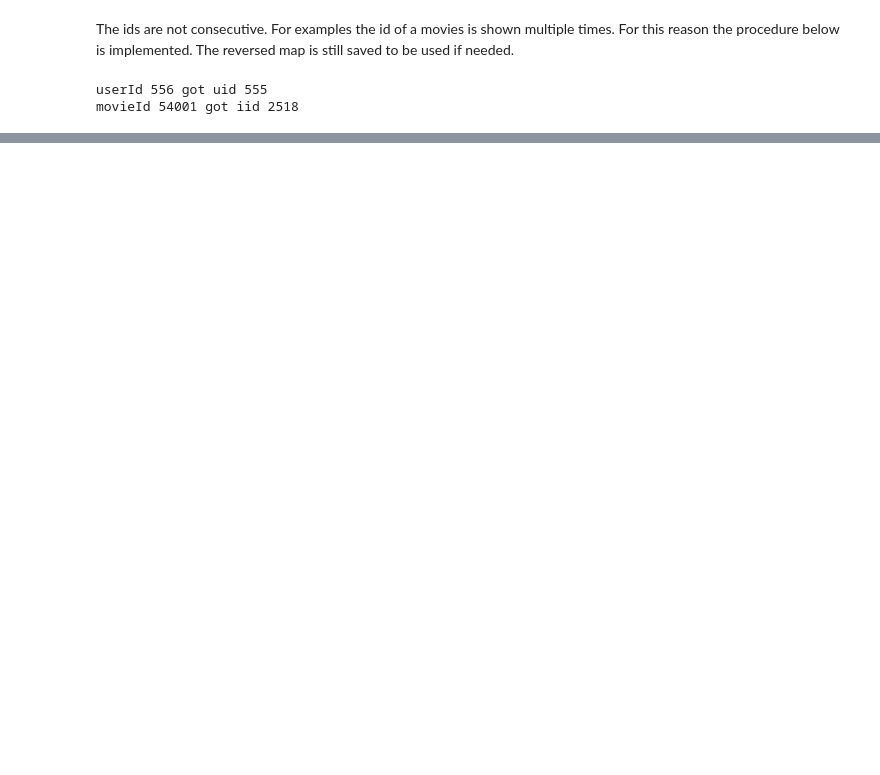
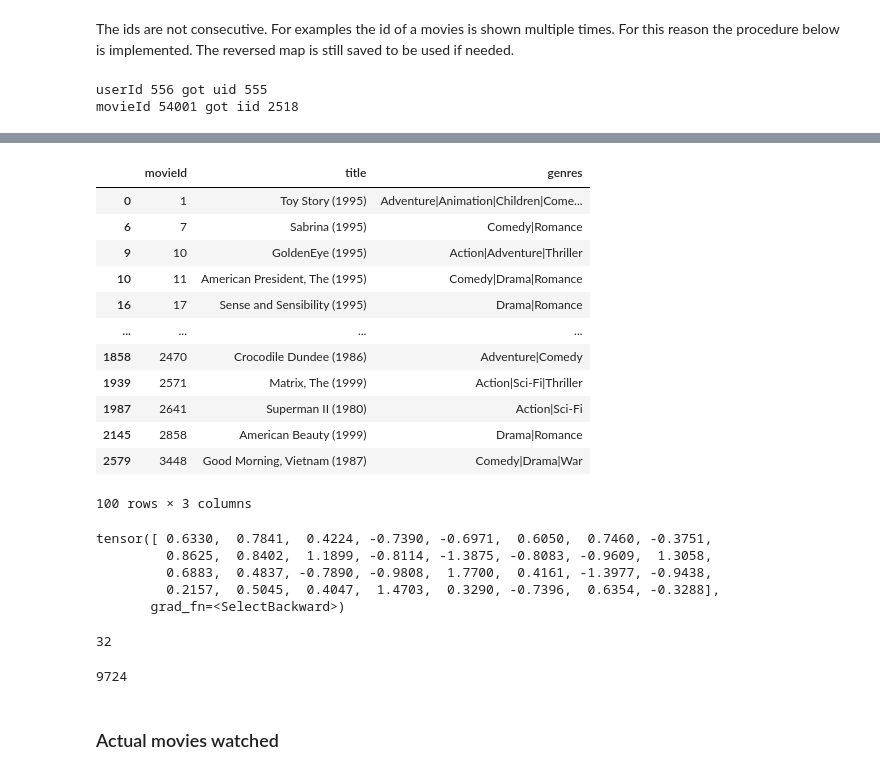
Before and after one commit to papadopoulosMichail/RecSys-using-LearningToRank, a Jupyter notebook: Spotlight .ipynb, the cells around one changed output, grey strips where cells are left out. Drawn from its saved outputs; the diff is of its cells as text; code cells hidden in the pictures; blank space fills up the shorter version.

```diff
--- a/Spotlight .ipynb
+++ b/Spotlight .ipynb
@@ -102,0 +158,12 @@ implicit_pred = implicit_model.predict(user_ids,item_ids = None)
+# %%
+import scipy.stats as st
+
+def moviesForUser(user, k=100):
+  a= list()
+  ranks = st.rankdata(-implicit_model.predict(user))
+  for iid in np.argwhere(ranks <= k):
+    #print(iid_rev_map[iid.item(0)])
+    a.append(iid_rev_map[iid.item(0)])
+  return a
+
+l_rec = moviesForUser(0)
@@ -102,0 +184,34 @@ implicit_pred = implicit_model.predict(user_ids,item_ids = None)
+# %%
+movies_df.loc[movies_df['movieId'].isin(l_rec)]
+# %% [output]
+|  | movieId | title | genres |
+| 0 | 1 | Toy Story (1995) | Adventure|Animation|Children|Come... |
+| 6 | 7 | Sabrina (1995) | Comedy|Romance |
+| 9 | 10 | GoldenEye (1995) | Action|Adventure|Thriller |
+| 10 | 11 | American President, The (1995) | Comedy|Drama|Romance |
+| 16 | 17 | Sense and Sensibility (1995) | Drama|Romance |
+| ... | ... | ... | ... |
+| 1858 | 2470 | Crocodile Dundee (1986) | Adventure|Comedy |
+| 1939 | 2571 | Matrix, The (1999) | Action|Sci-Fi|Thriller |
+| 1987 | 2641 | Superman II (1980) | Action|Sci-Fi |
+| 2145 | 2858 | American Beauty (1999) | Drama|Romance |
+| 2579 | 3448 | Good Morning, Vietnam (1987) | Comedy|Drama|War |
+100 rows × 3 columns
+# %%
+implicit_model._net.item_embeddings.weight[0]
+# %% [output]
+tensor([ 0.6330,  0.7841,  0.4224, -0.7390, -0.6971,  0.6050,  0.7460, -0.3751,
+         0.8625,  0.8402,  1.1899, -0.8114, -1.3875, -0.8083, -0.9609,  1.3058,
+         0.6883,  0.4837, -0.7890, -0.9808,  1.7700,  0.4161, -1.3977, -0.9438,
+         0.2157,  0.5045,  0.4047,  1.4703,  0.3290, -0.7396,  0.6354, -0.3288],
+       grad_fn=<SelectBackward>)
+# %%
+len(implicit_model._net.item_embeddings.weight[0])
+# %% [output]
+32
+# %%
+len(implicit_model.predict(1))
+# %% [output]
+9724
+# %% [markdown]
+### Actual movies watched
```
Also changed, not shown: parts of 24 cells of this notebook.
